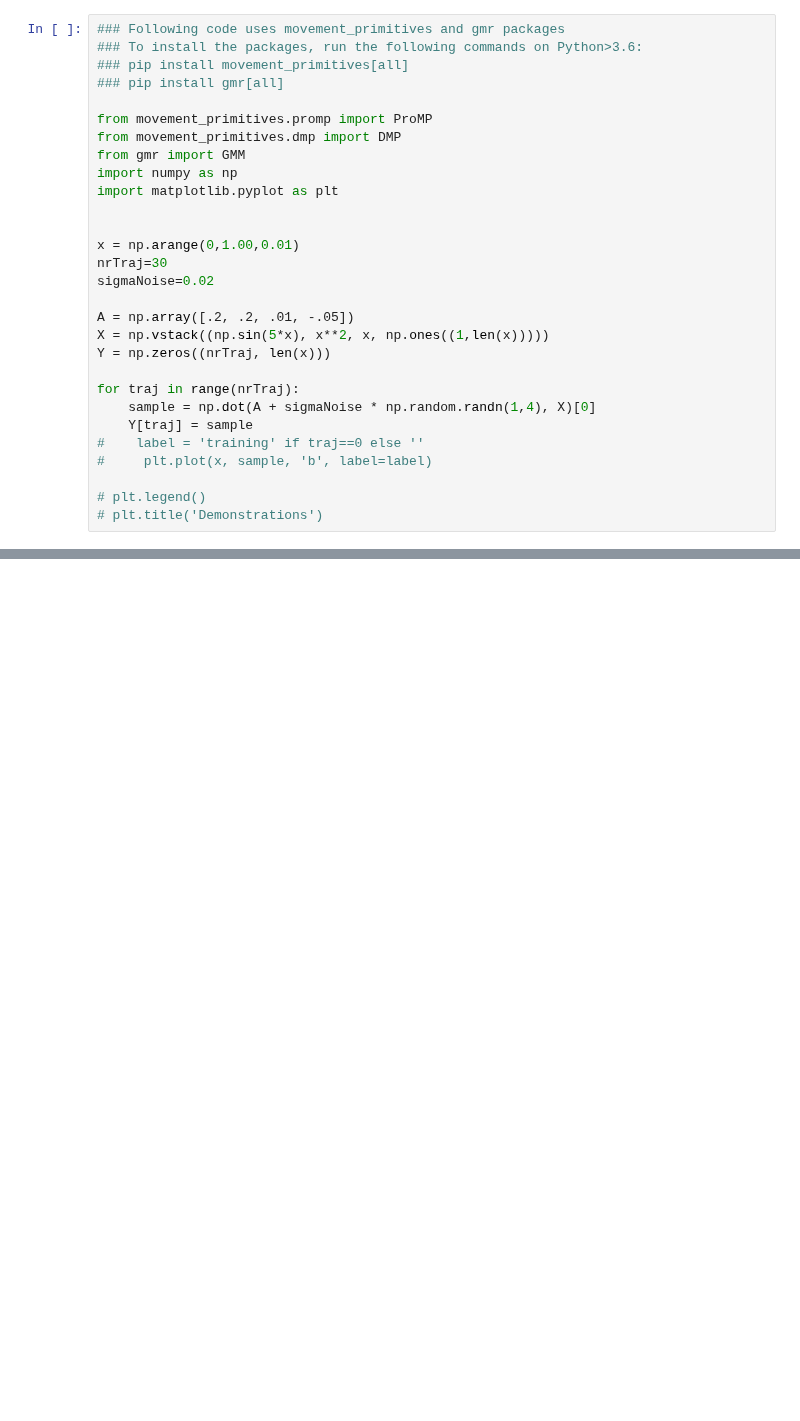
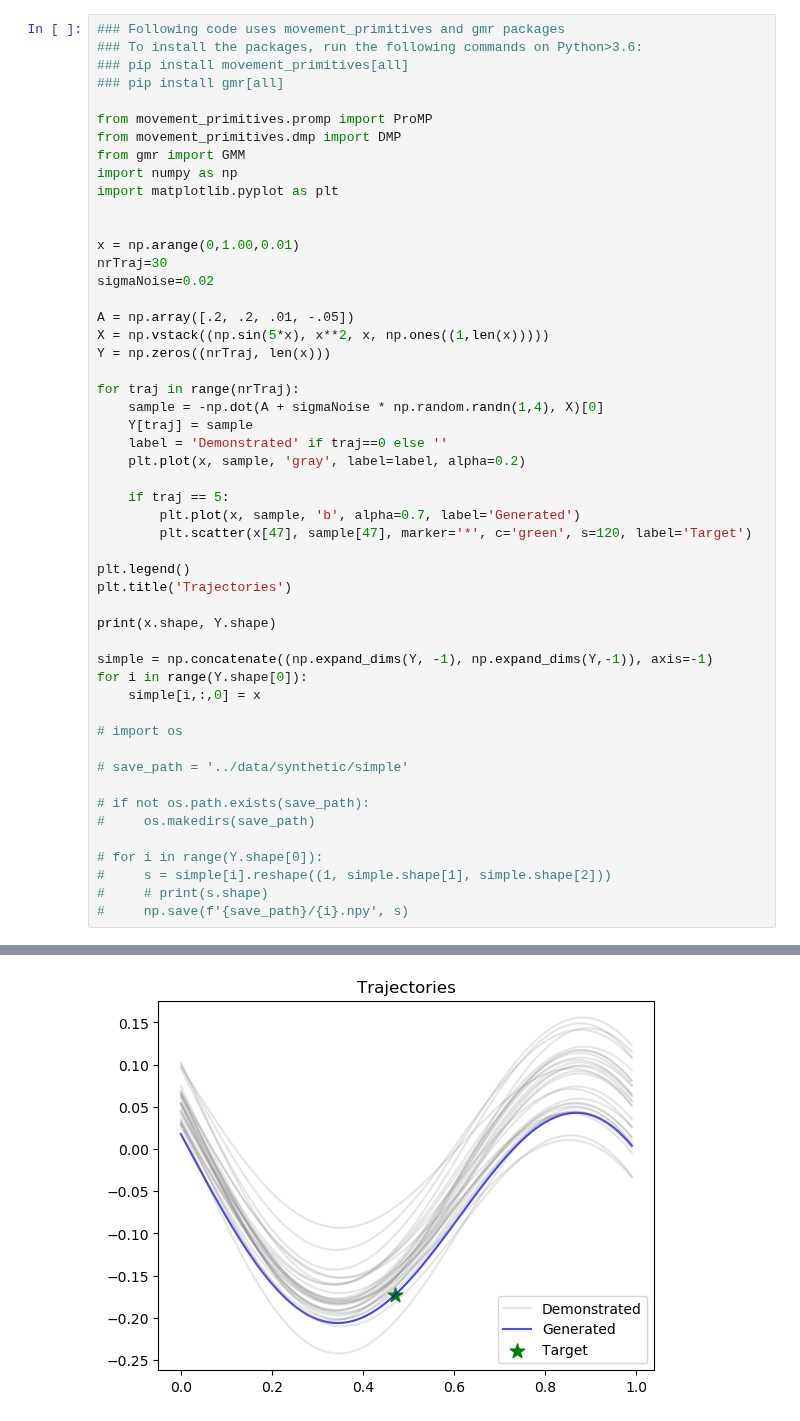
Before and after one commit to yildirimyigit/cnep, a Jupyter notebook: mp_comparison/simple_test.ipynb, the cells around one changed output, grey strips where cells are left out. Cells and saved outputs as stored; diff of their text form; blank space fills up the shorter version.

```diff
--- a/mp_comparison/simple_test.ipynb
+++ b/mp_comparison/simple_test.ipynb
@@ -20,10 +20,33 @@ X = np.vstack((np.sin(5*x), x**2, x, np.ones((1,len(x)))))
 Y = np.zeros((nrTraj, len(x)))
 
 for traj in range(nrTraj):
-    sample = np.dot(A + sigmaNoise * np.random.randn(1,4), X)[0]
+    sample = -np.dot(A + sigmaNoise * np.random.randn(1,4), X)[0]
     Y[traj] = sample
-#    label = 'training' if traj==0 else ''
-#     plt.plot(x, sample, 'b', label=label)
+    label = 'Demonstrated' if traj==0 else ''
+    plt.plot(x, sample, 'gray', label=label, alpha=0.2)
 
-# plt.legend()
-# plt.title('Demonstrations')
+    if traj == 5:
+        plt.plot(x, sample, 'b', alpha=0.7, label='Generated')
+        plt.scatter(x[47], sample[47], marker='*', c='green', s=120, label='Target')
+
+plt.legend()
+plt.title('Trajectories')
+
+print(x.shape, Y.shape)
+
+simple = np.concatenate((np.expand_dims(Y, -1), np.expand_dims(Y,-1)), axis=-1)
+for i in range(Y.shape[0]):
+    simple[i,:,0] = x
+
+# import os
+
+# save_path = '../data/synthetic/simple'
+
+# if not os.path.exists(save_path):
+#     os.makedirs(save_path)
+
+# for i in range(Y.shape[0]):
+#     s = simple[i].reshape((1, simple.shape[1], simple.shape[2]))
+#     # print(s.shape)
+#     np.save(f'{save_path}/{i}.npy', s)
+# %% [output]
@@ -30,3 +54,4 @@ for traj in range(nrTraj):
+[figure, added]
 # %%
 msp = np.mean(Y[:, 0])   # Average start
 mep = np.mean(Y[:, -1])   # Average end
```
Also changed, not shown: parts of 6 cells of this notebook, 5 other files.
